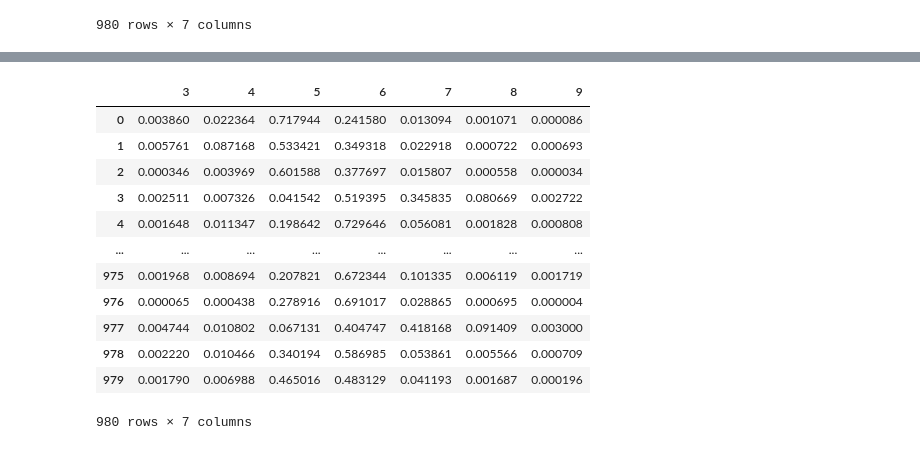
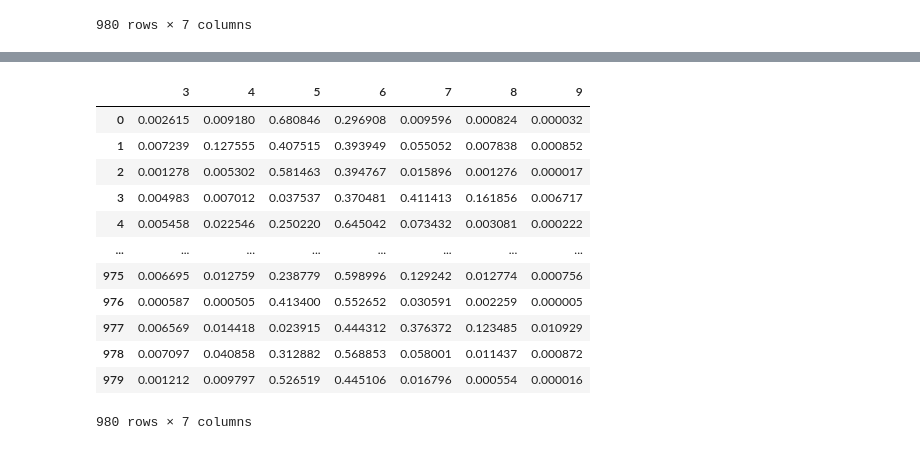
Before and after one commit to eunso03/fintech, a Jupyter notebook: 06deep_learning/04다중클래스분류_callback사용해_과적합_막고_최고성능모델_저장하기.ipynb, the cells around one changed output, grey strips where cells are left out. Drawn from its saved outputs; the diff is of its cells as text; code cells hidden in the pictures.

```diff
--- a/06deep_learning/04다중클래스분류_callback사용해_과적합_막고_최고성능모델_저장하기.ipynb
+++ b/06deep_learning/04다중클래스분류_callback사용해_과적합_막고_최고성능모델_저장하기.ipynb
@@ -423,7 +506,7 @@ y_test
 # %%
 from keras.models import load_model
 # %%
-best_model = load_model("./model/whitewine_loss_1.0525_epoch_0020.keras")
+best_model = load_model("./model/witewine_loss_1.0622_epoch_0020__.keras")
 wine_pred = best_model.predict(rs_X_test)
 wine_pred = pd.DataFrame(wine_pred, columns=y_test.columns)
 wine_pred
@@ -432,15 +515,15 @@ wine_pred
 |  | 3 | 4 | 5 | 6 | 7 | 8 | 9 |
-| 0 | 0.003860 | 0.022364 | 0.717944 | 0.241580 | 0.013094 | 0.001071 | 0.000086 |
-| 1 | 0.005761 | 0.087168 | 0.533421 | 0.349318 | 0.022918 | 0.000722 | 0.000693 |
-| 2 | 0.000346 | 0.003969 | 0.601588 | 0.377697 | 0.015807 | 0.000558 | 0.000034 |
-| 3 | 0.002511 | 0.007326 | 0.041542 | 0.519395 | 0.345835 | 0.080669 | 0.002722 |
-| 4 | 0.001648 | 0.011347 | 0.198642 | 0.729646 | 0.056081 | 0.001828 | 0.000808 |
+| 0 | 0.002615 | 0.009180 | 0.680846 | 0.296908 | 0.009596 | 0.000824 | 0.000032 |
+| 1 | 0.007239 | 0.127555 | 0.407515 | 0.393949 | 0.055052 | 0.007838 | 0.000852 |
+| 2 | 0.001278 | 0.005302 | 0.581463 | 0.394767 | 0.015896 | 0.001276 | 0.000017 |
+| 3 | 0.004983 | 0.007012 | 0.037537 | 0.370481 | 0.411413 | 0.161856 | 0.006717 |
+| 4 | 0.005458 | 0.022546 | 0.250220 | 0.645042 | 0.073432 | 0.003081 | 0.000222 |
 | ... | ... | ... | ... | ... | ... | ... | ... |
-| 975 | 0.001968 | 0.008694 | 0.207821 | 0.672344 | 0.101335 | 0.006119 | 0.001719 |
-| 976 | 0.000065 | 0.000438 | 0.278916 | 0.691017 | 0.028865 | 0.000695 | 0.000004 |
-| 977 | 0.004744 | 0.010802 | 0.067131 | 0.404747 | 0.418168 | 0.091409 | 0.003000 |
-| 978 | 0.002220 | 0.010466 | 0.340194 | 0.586985 | 0.053861 | 0.005566 | 0.000709 |
-| 979 | 0.001790 | 0.006988 | 0.465016 | 0.483129 | 0.041193 | 0.001687 | 0.000196 |
+| 975 | 0.006695 | 0.012759 | 0.238779 | 0.598996 | 0.129242 | 0.012774 | 0.000756 |
+| 976 | 0.000587 | 0.000505 | 0.413400 | 0.552652 | 0.030591 | 0.002259 | 0.000005 |
+| 977 | 0.006569 | 0.014418 | 0.023915 | 0.444312 | 0.376372 | 0.123485 | 0.010929 |
+| 978 | 0.007097 | 0.040858 | 0.312882 | 0.568853 | 0.058001 | 0.011437 | 0.000872 |
+| 979 | 0.001212 | 0.009797 | 0.526519 | 0.445106 | 0.016796 | 0.000554 | 0.000016 |
 980 rows × 7 columns
 # %%
 best_model.evaluate(rs_X_test, y_test)
```
Also changed, not shown: parts of 17 cells of this notebook, 4 other files.
